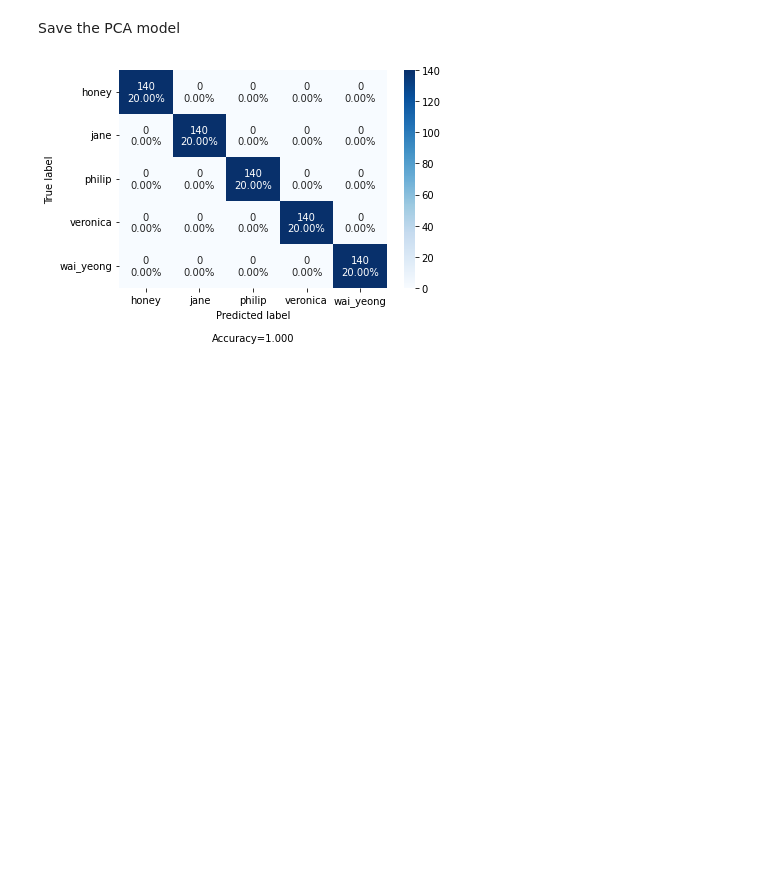
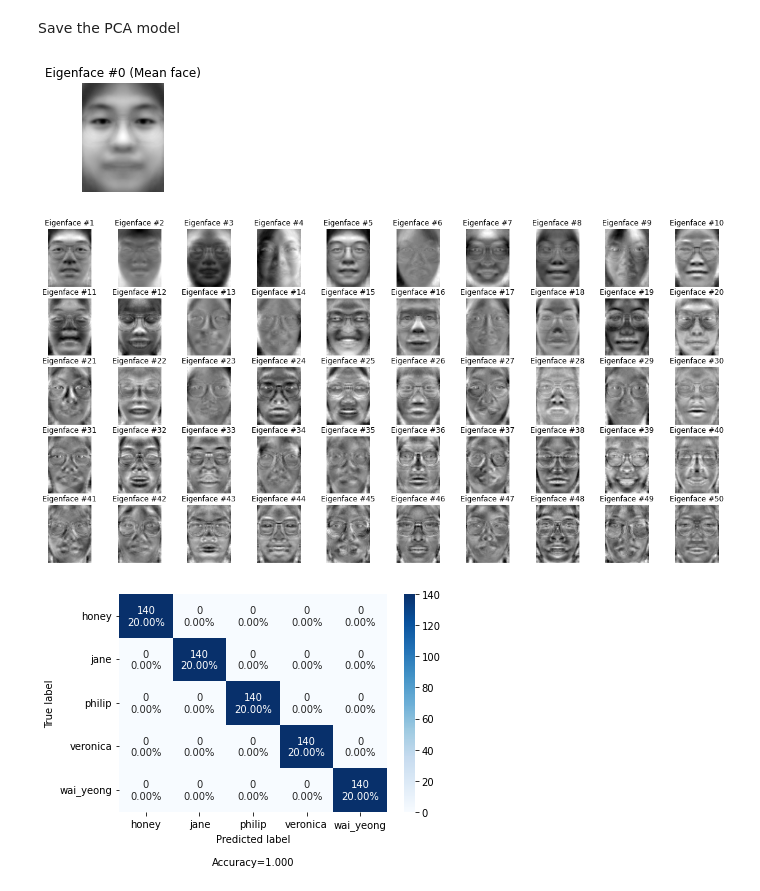
Before and after one commit to leephilipx/intelligent-system-design, a Jupyter notebook: part1/face-rec/combined_all.ipynb, the cells around one changed output. Cells and saved outputs as stored; diff of their text form; code cells hidden in the pictures; blank space fills up the shorter version.

```diff
--- a/part1/face-rec/combined_all.ipynb
+++ b/part1/face-rec/combined_all.ipynb
@@ -362,12 +401,45 @@ find_best_n_component(range(90, 110), plot=True);
+# %%
+def plot_eigenfaces(images, n=(5, 5)):
+
+    '''Plots n eigenfaces from PCA.'''
+
+    # Sample the images and labels
+    indices = np.arange(n[0]*n[1])
+    images = images[indices]
+
+    # Plot the images
+    plt.figure(figsize=(2*n[0], 2*n[1]), facecolor='white')
+    for i in range(n[0]):
+        for j in range(n[1]):
+            index = i * n[1] + j
+            plt.subplot(n[1], n[0], index+1)
+            plt.imshow(images[index], cmap='gray')
+            plt.title(f'Eigenface #{index+1}')
+            plt.axis('off')
+
+    plt.show()
 # %% [markdown]
 Save the PCA model
 # %%
-n_components = 105
+n_components = 110
 
 # PCA from sklearn
 sk_pca = PCA(n_components=n_components, svd_solver='full')
 X_train_pca = sk_pca.fit_transform(X_train)
 X_test_pca = sk_pca.transform(X_test)
+# %%
+# Plot the mean face
+plt.figure(figsize=(2, 2), facecolor='white')
+plt.imshow(sk_pca.mean_.reshape(100, 75), cmap='gray')
+plt.title(f'Eigenface #0 (Mean face)')
+plt.axis('off')
+
+# Plot the eigenfaces
+eigenfaces = sk_pca.components_.reshape((n_components, 100, 75))#.transpose(0, 2, 1)
+plot_eigenfaces(eigenfaces, n=(10, 5))
+# %% [output]
+[figure, added]
+[figure, added]
 # %%
 q_j, mu_fj, sigma_fj = [], [], []
 
```
Also changed, not shown: parts of 24 cells of this notebook, 4 other files.
